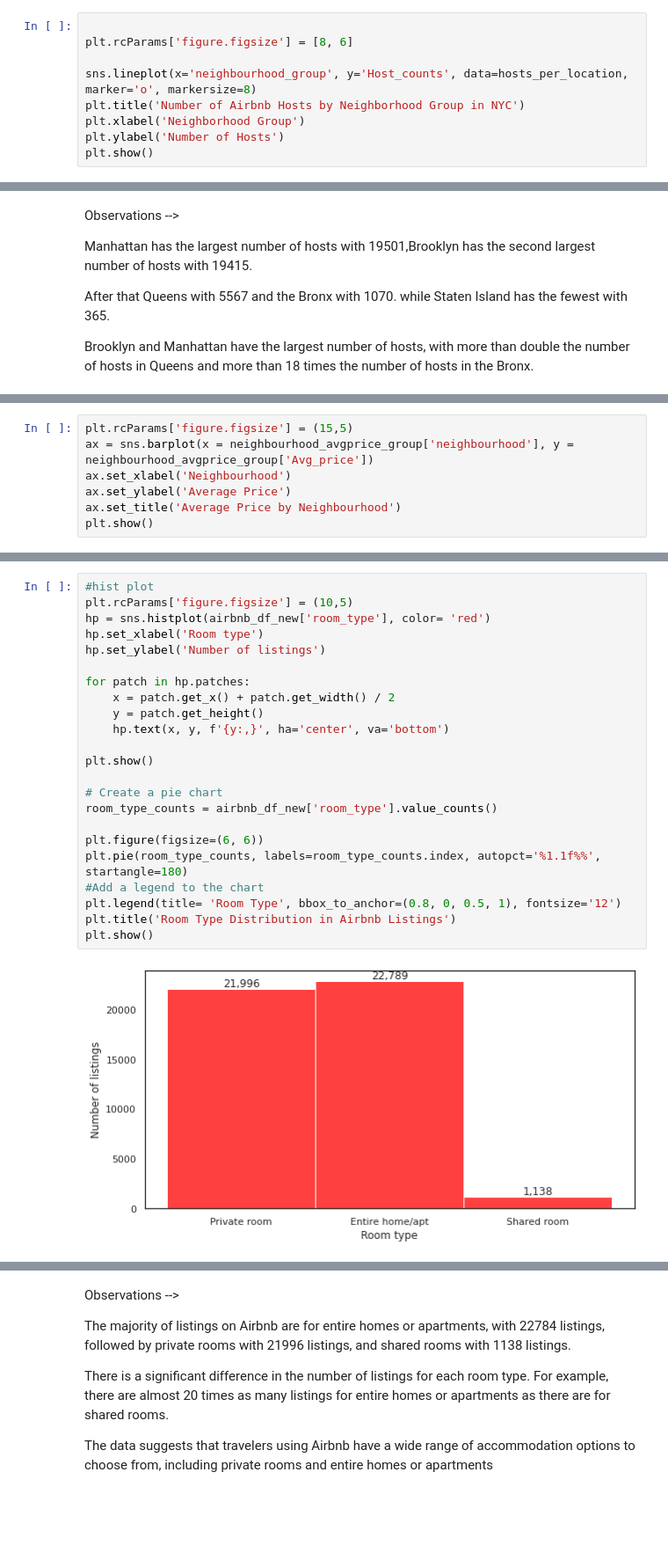
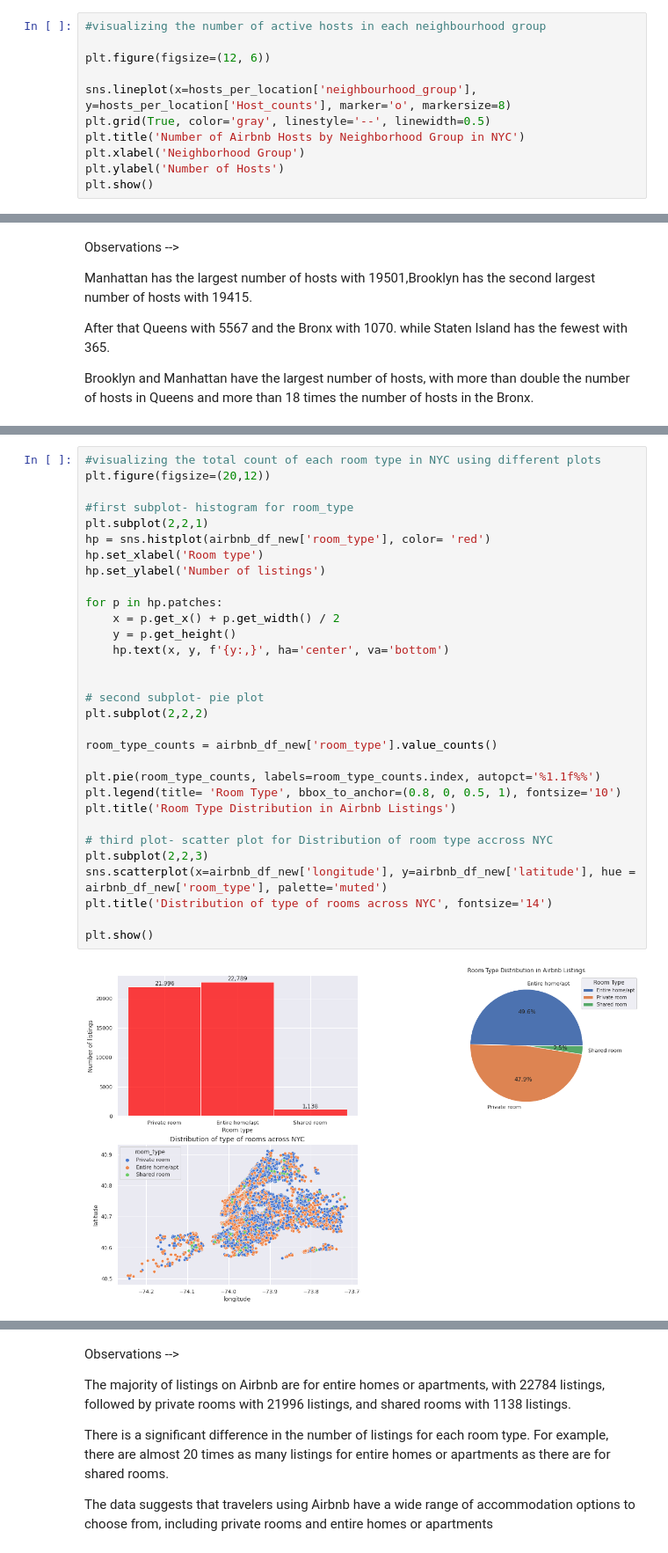
Before and after one commit to NANDINIKeremegaladhoddiShivalingaiah/Airbnb-Exploratory-Data-Analysis-EDA-, a Jupyter notebook: Airbnb_Exploratory_Data_Analysis.ipynb, the cells around one changed output, grey strips where cells are left out. Shown at 88% size. Drawn from its saved outputs; the diff is of its cells as text; blank space fills up the shorter version.

```diff
--- a/Airbnb_Exploratory_Data_Analysis.ipynb
+++ b/Airbnb_Exploratory_Data_Analysis.ipynb
@@ -633,8 +778,10 @@ There are relatively few hosts with a large number of listings. This could indic
 # %%
+#visualizing the number of active hosts in each neighbourhood group
 
-plt.rcParams['figure.figsize'] = [8, 6]
+plt.figure(figsize=(12, 6))
 
-sns.lineplot(x='neighbourhood_group', y='Host_counts', data=hosts_per_location, marker='o', markersize=8)
+sns.lineplot(x=hosts_per_location['neighbourhood_group'], y=hosts_per_location['Host_counts'], marker='o', markersize=8)
+plt.grid(True, color='gray', linestyle='--', linewidth=0.5)
 plt.title('Number of Airbnb Hosts by Neighborhood Group in NYC')
 plt.xlabel('Neighborhood Group')
 plt.ylabel('Number of Hosts')
@@ -659,7 +798,0 @@ plt.grid(True, color='gray', linestyle='--', linewidth=0.5)
-# %%
-plt.rcParams['figure.figsize'] = (15,5)
-ax = sns.barplot(x = neighbourhood_avgprice_group['neighbourhood'], y = neighbourhood_avgprice_group['Avg_price'])
-ax.set_xlabel('Neighbourhood')
-ax.set_ylabel('Average Price')
-ax.set_title('Average Price by Neighbourhood')
-plt.show()
@@ -678,25 +801,33 @@ These neighborhoods may be attractive to renters or buyers looking for more affo
 # %%
-#hist plot
-plt.rcParams['figure.figsize'] = (10,5)
+#visualizing the total count of each room type in NYC using different plots
+plt.figure(figsize=(20,12))
+
+#first subplot- histogram for room_type
+plt.subplot(2,2,1)
 hp = sns.histplot(airbnb_df_new['room_type'], color= 'red')
 hp.set_xlabel('Room type')
 hp.set_ylabel('Number of listings')
 
-for patch in hp.patches:
-    x = patch.get_x() + patch.get_width() / 2
-    y = patch.get_height()
+for p in hp.patches:
+    x = p.get_x() + p.get_width() / 2
+    y = p.get_height()
     hp.text(x, y, f'{y:,}', ha='center', va='bottom')
 
-plt.show()
 
-# Create a pie chart
+# second subplot- pie plot
+plt.subplot(2,2,2)
+
 room_type_counts = airbnb_df_new['room_type'].value_counts()
 
-plt.figure(figsize=(6, 6))
-plt.pie(room_type_counts, labels=room_type_counts.index, autopct='%1.1f%%', startangle=180)
-#Add a legend to the chart
-plt.legend(title= 'Room Type', bbox_to_anchor=(0.8, 0, 0.5, 1), fontsize='12')
+plt.pie(room_type_counts, labels=room_type_counts.index, autopct='%1.1f%%')
+plt.legend(title= 'Room Type', bbox_to_anchor=(0.8, 0, 0.5, 1), fontsize='10')
 plt.title('Room Type Distribution in Airbnb Listings')
+
+# third plot- scatter plot for Distribution of room type accross NYC
+plt.subplot(2,2,3)
+sns.scatterplot(x=airbnb_df_new['longitude'], y=airbnb_df_new['latitude'], hue = airbnb_df_new['room_type'], palette='muted')
+plt.title('Distribution of type of rooms across NYC', fontsize='14')
+
 plt.show()
 # %% [output]
-[figure, old version]
+[figure, new version]
```
Also changed, not shown: parts of 82 cells of this notebook.
